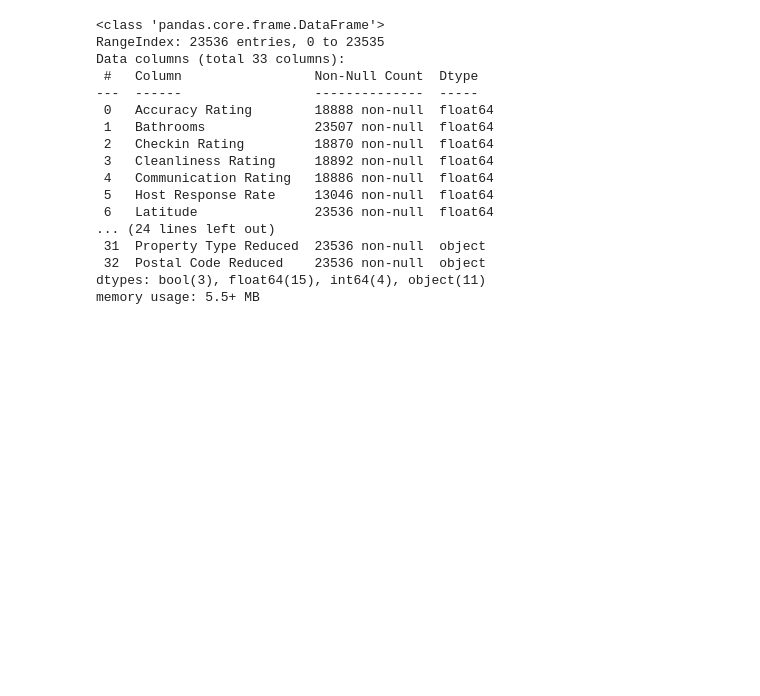
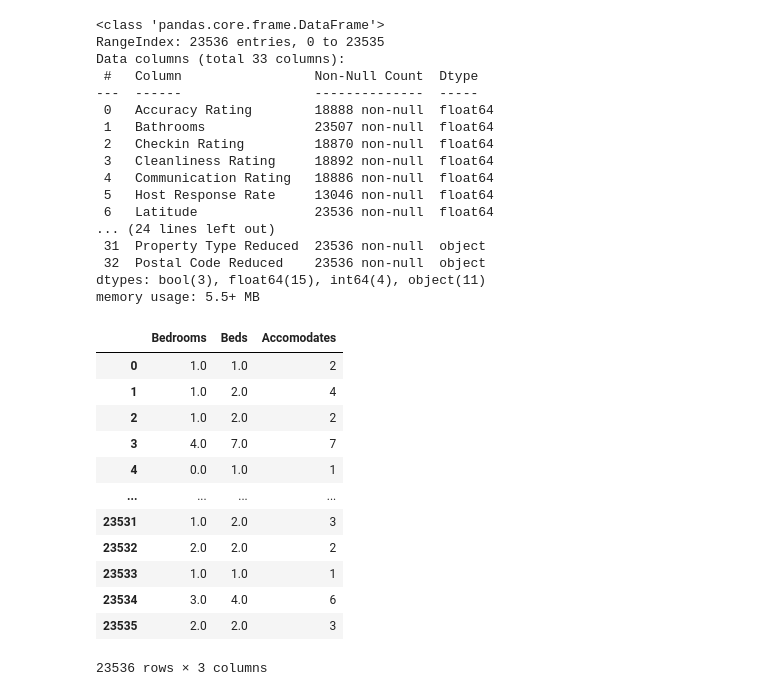
Before and after one commit to hajyhia/Airbnb_Berlin_Price_predic, a Jupyter notebook: Airbnb_Berlin_Price_Pedict_Preparing.ipynb, the cells around one changed output. Saved outputs shown, nothing was run; the diff lists cells and outputs as text; code cells hidden in the pictures; blank space fills up the shorter version.

```diff
--- a/Airbnb_Berlin_Price_Pedict_Preparing.ipynb
+++ b/Airbnb_Berlin_Price_Pedict_Preparing.ipynb
@@ -381,3 +381,19 @@ memory usage: 5.5+ MB
 df_EDA = df.copy()
 df_EDA.to_pickle("/content/drive/My Drive/Airbnb/df_EDA.pkl")
 df_EDA.to_csv("/content/drive/My Drive/Airbnb/df_EDA.csv")
+# %%
+df_EDA[['Bedrooms', 'Beds', 'Accomodates']]
+# %% [output]
+|  | Bedrooms | Beds | Accomodates |
+| 0 | 1.0 | 1.0 | 2 |
+| 1 | 1.0 | 2.0 | 4 |
+| 2 | 1.0 | 2.0 | 2 |
+| 3 | 4.0 | 7.0 | 7 |
+| 4 | 0.0 | 1.0 | 1 |
+| ... | ... | ... | ... |
+| 23531 | 1.0 | 2.0 | 3 |
+| 23532 | 2.0 | 2.0 | 2 |
+| 23533 | 1.0 | 1.0 | 1 |
+| 23534 | 3.0 | 4.0 | 6 |
+| 23535 | 2.0 | 2.0 | 3 |
+23536 rows × 3 columns
```
Also changed, not shown: parts of 3 cells of this notebook.
